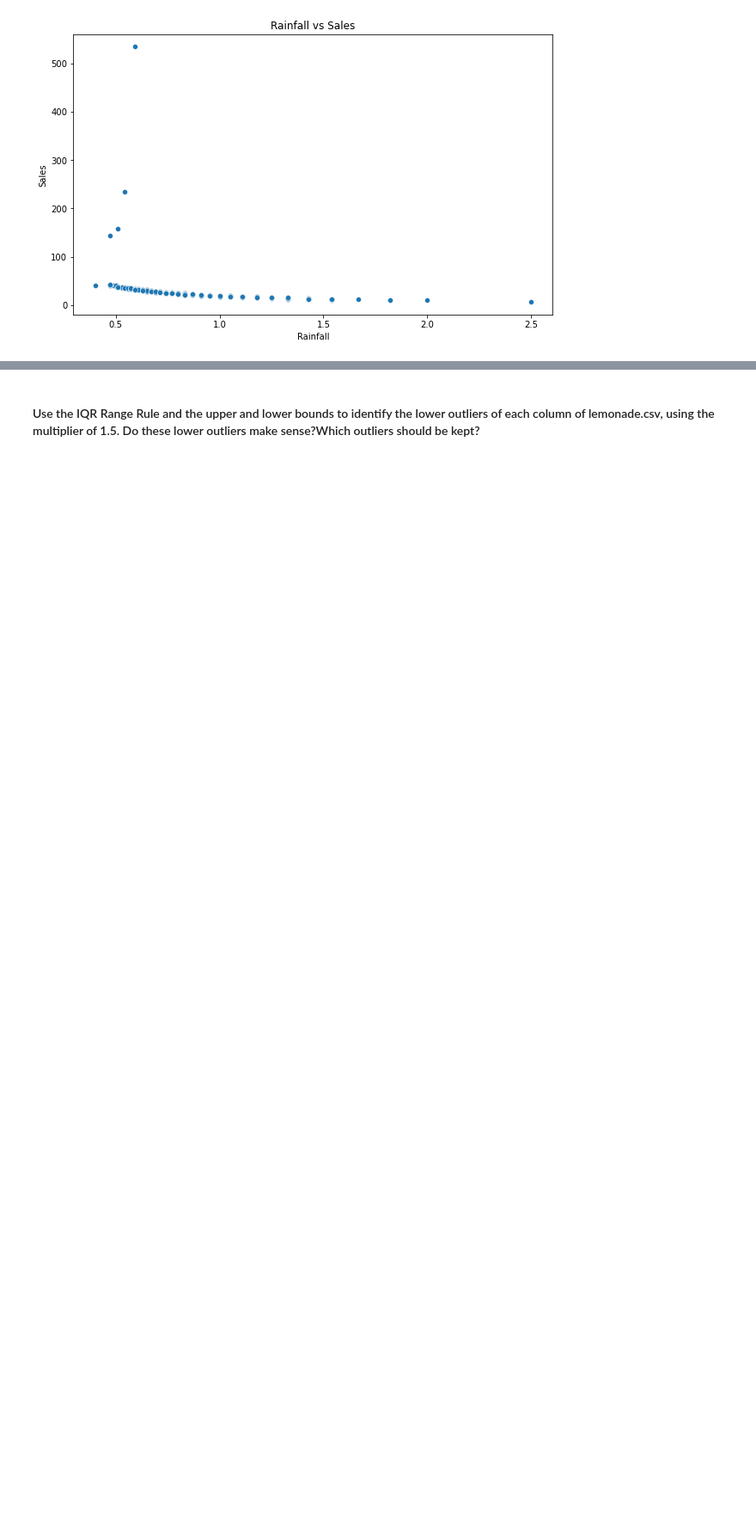
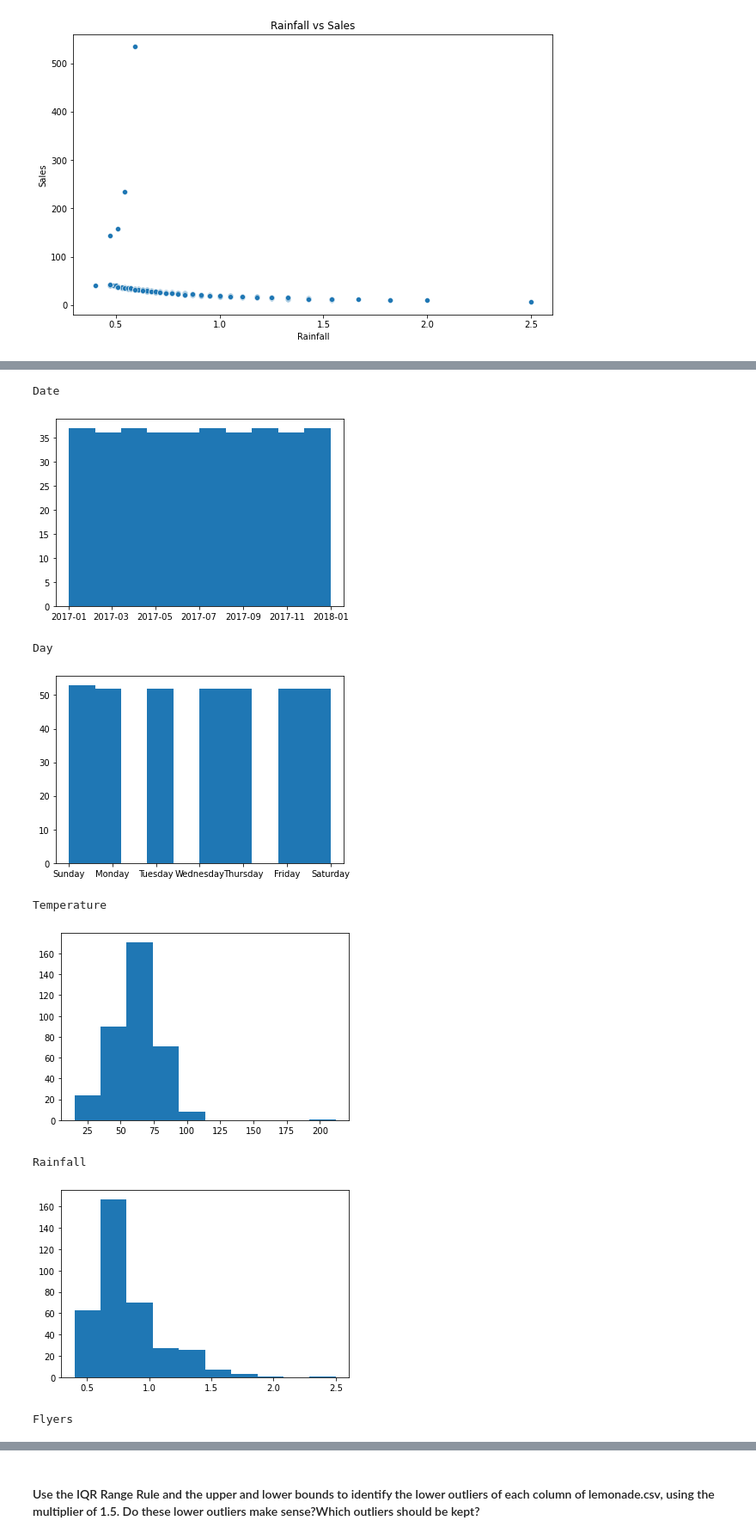
Before and after one commit to jeffakins/anomaly-detection-exercises, a Jupyter notebook: continuous_probabilistic_methods.ipynb, the cells around one changed output, grey strips where cells are left out. Shown: that part at 86% size. Saved outputs shown, nothing was run; the diff lists cells and outputs as text; code cells hidden in the pictures; blank space fills up the shorter version.

```diff
--- a/continuous_probabilistic_methods.ipynb
+++ b/continuous_probabilistic_methods.ipynb
@@ -65,0 +116,15 @@ AttributeError: 'RangeIndex' object has no attribute 'dt'
+# %%
+for col in lemonade.columns:
+    print(col)
+    plt.hist(lemonade[col])
+    plt.show()
+# %% [output]
+Date
+[figure, added]
+Day
+[figure, added]
+Temperature
+[figure, added]
+Rainfall
+[figure, added]
+Flyers
```
Also changed, not shown: parts of 14 cells of this notebook, 1 other file.
